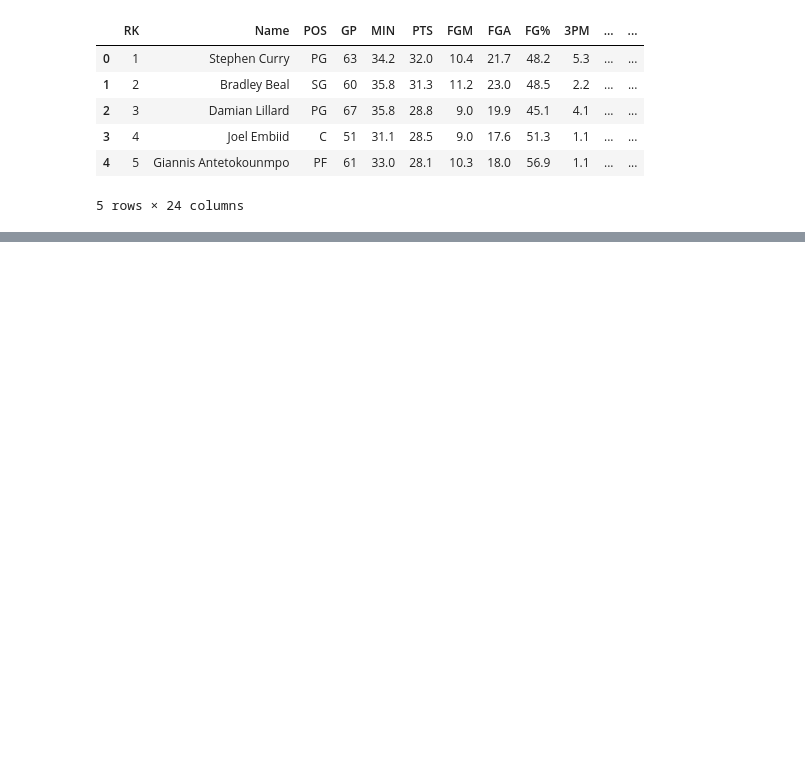
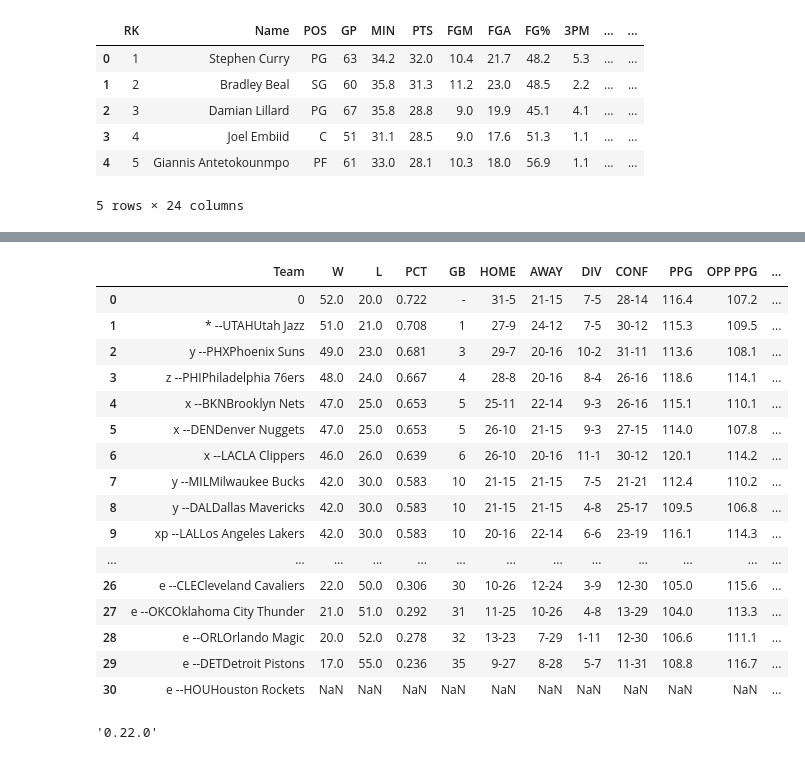
Before and after one commit to Blunt10K/NBA, a Jupyter notebook: Web_scraper.ipynb, the cells around one changed output, grey strips where cells are left out. Drawn from its saved outputs; the diff is of its cells as text; code cells hidden in the pictures; blank space fills up the shorter version.

```diff
--- a/Web_scraper.ipynb
+++ b/Web_scraper.ipynb
@@ -127,0 +106,24 @@ df
+# %%
+standings[list(standings.keys())[1]]
+# %% [output]
+|  | Team | W | L | PCT | GB | HOME | AWAY | DIV | CONF | PPG | OPP PPG | ... |
+| 0 | 0 | 52.0 | 20.0 | 0.722 | - | 31-5 | 21-15 | 7-5 | 28-14 | 116.4 | 107.2 | ... |
+| 1 | * --UTAHUtah Jazz | 51.0 | 21.0 | 0.708 | 1 | 27-9 | 24-12 | 7-5 | 30-12 | 115.3 | 109.5 | ... |
+| 2 | y --PHXPhoenix Suns | 49.0 | 23.0 | 0.681 | 3 | 29-7 | 20-16 | 10-2 | 31-11 | 113.6 | 108.1 | ... |
+| 3 | z --PHIPhiladelphia 76ers | 48.0 | 24.0 | 0.667 | 4 | 28-8 | 20-16 | 8-4 | 26-16 | 118.6 | 114.1 | ... |
+| 4 | x --BKNBrooklyn Nets | 47.0 | 25.0 | 0.653 | 5 | 25-11 | 22-14 | 9-3 | 26-16 | 115.1 | 110.1 | ... |
+| 5 | x --DENDenver Nuggets | 47.0 | 25.0 | 0.653 | 5 | 26-10 | 21-15 | 9-3 | 27-15 | 114.0 | 107.8 | ... |
+| 6 | x --LACLA Clippers | 46.0 | 26.0 | 0.639 | 6 | 26-10 | 20-16 | 11-1 | 30-12 | 120.1 | 114.2 | ... |
+| 7 | y --MILMilwaukee Bucks | 42.0 | 30.0 | 0.583 | 10 | 21-15 | 21-15 | 7-5 | 21-21 | 112.4 | 110.2 | ... |
+| 8 | y --DALDallas Mavericks | 42.0 | 30.0 | 0.583 | 10 | 21-15 | 21-15 | 4-8 | 25-17 | 109.5 | 106.8 | ... |
+| 9 | xp --LALLos Angeles Lakers | 42.0 | 30.0 | 0.583 | 10 | 20-16 | 22-14 | 6-6 | 23-19 | 116.1 | 114.3 | ... |
+| ... | ... | ... | ... | ... | ... | ... | ... | ... | ... | ... | ... | ... |
+| 26 | e --CLECleveland Cavaliers | 22.0 | 50.0 | 0.306 | 30 | 10-26 | 12-24 | 3-9 | 12-30 | 105.0 | 115.6 | ... |
+| 27 | e --OKCOklahoma City Thunder | 21.0 | 51.0 | 0.292 | 31 | 11-25 | 10-26 | 4-8 | 13-29 | 104.0 | 113.3 | ... |
+| 28 | e --ORLOrlando Magic | 20.0 | 52.0 | 0.278 | 32 | 13-23 | 7-29 | 1-11 | 12-30 | 106.6 | 111.1 | ... |
+| 29 | e --DETDetroit Pistons | 17.0 | 55.0 | 0.236 | 35 | 9-27 | 8-28 | 5-7 | 11-31 | 108.8 | 116.7 | ... |
+| 30 | e --HOUHouston Rockets | NaN | NaN | NaN | NaN | NaN | NaN | NaN | NaN | NaN | NaN | ... |
+# %%
+pd.__version__
+# %% [output]
+'0.22.0'
```
Also changed, not shown: parts of 7 cells of this notebook, 1 other file.
